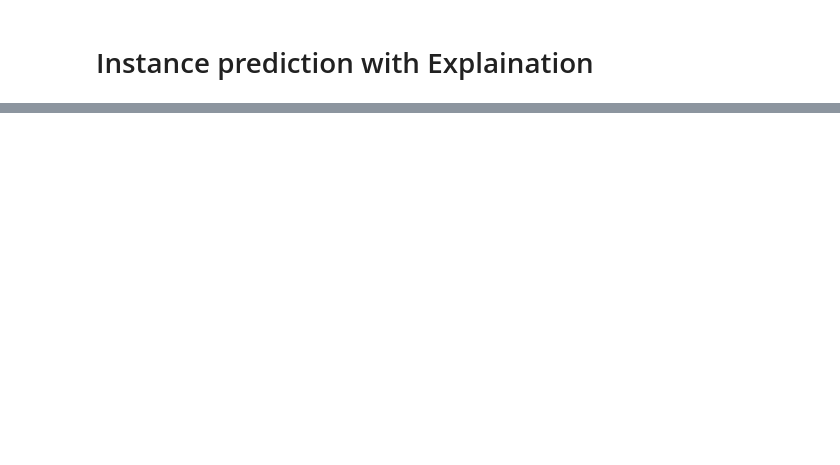
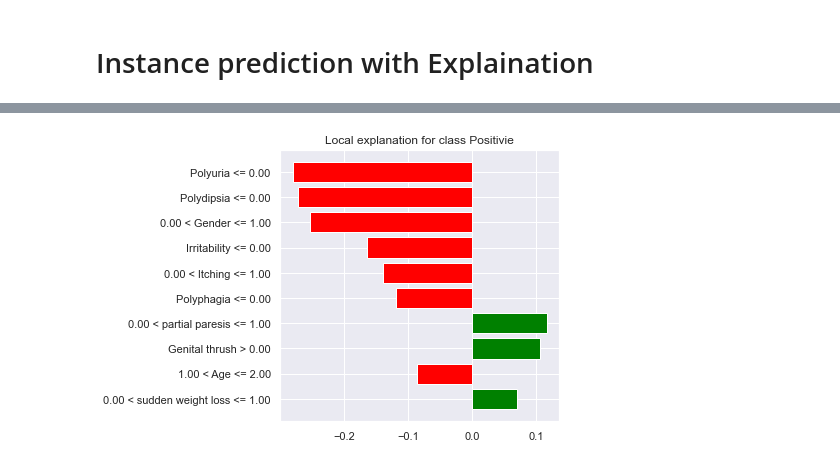
Before and after one commit to LaithSharia/Early-stage-diabetes-risk-prediction, a Jupyter notebook: Early stage diabetes risk prediction.ipynb, the cells around one changed output, grey strips where cells are left out. Cells and saved outputs as stored; diff of their text form; code cells hidden in the pictures; blank space fills up the shorter version.

```diff
--- a/Early stage diabetes risk prediction.ipynb
+++ b/Early stage diabetes risk prediction.ipynb
@@ -448,27 +448,29 @@ Epoch 150/150
 # Instance prediction with Explaination
 # %%
 # The instance we are making prediction for feature values
-data_instance = np.array([2,1,0,1,1,1,0,1,1,1,0,1,1,1,1,1])
+data_instance = np.array([2,1,0,0,1,1,0,1,1,1,0,1,1,1,1,1])
 
 # Class name
 class_names = ['Negative', 'Positivie']
 
 # Loading the model
 model = joblib.load('logReg.joblib')
 
 # Making prediction and explaining it
 explainer = lime_tabular.LimeTabularExplainer(
     training_data=np.array(X_train),
     feature_names=X_train.columns,
-    class_names=['Negative', 'Positive'],
+    class_names=class_names,
     mode='classification'
 )
 
 exp = explainer.explain_instance(
     data_row=data_instance,
     predict_fn=model.predict_proba
 )
 
-exp.show_in_notebook(show_table=True)
+exp.as_pyplot_figure()
+exp.show_in_notebook()
 # %% [output]
 [interactive output not drawn]
+[figure, added]
```
Also changed, not shown: parts of 5 cells of this notebook.
